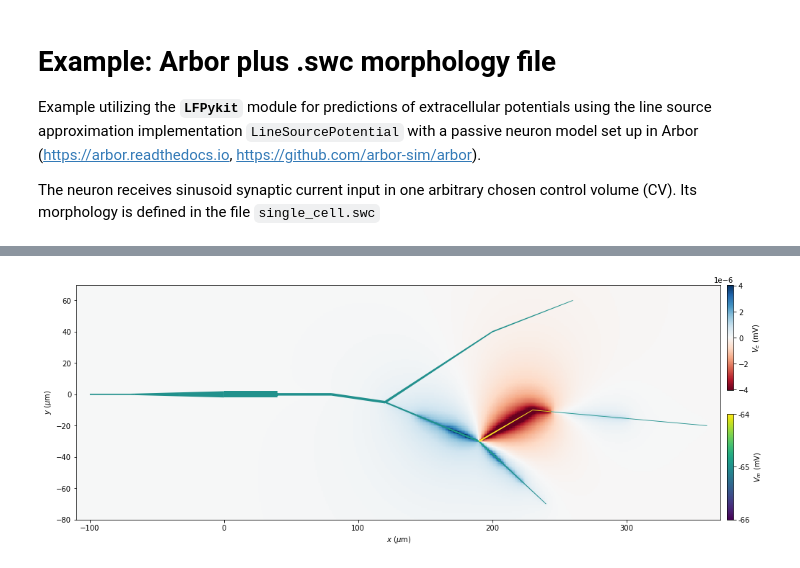
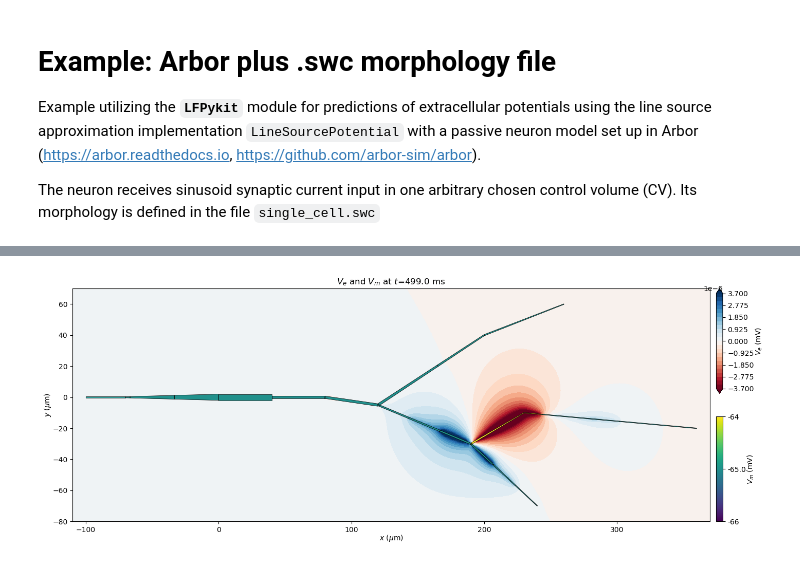
Before and after one commit to LFPy/LFPykit, a Jupyter notebook: examples/Example_Arbor_swc.ipynb, the cells around one changed output, grey strips where cells are left out. Drawn from its saved outputs; the diff is of its cells as text; code cells hidden in the pictures.

Commit message:
Updates for Arbor@v0.6 (#148)
* cleaned up example

* updated Arbor examples to Arbor@v0.6

```diff
--- a/examples/Example_Arbor_swc.ipynb
+++ b/examples/Example_Arbor_swc.ipynb
@@ -204,2 +230,20 @@ V_e = M @ cell_geometry.I_m[:, -1]
+# %%
+# define locations where extracellular potential is predicted in vicinity of cell
+axis = np.array([-110, 370, -80, 70]) # axis limits [x-min, x-max, y-min, y-max] (µm)
+dx = 2  # spatial resolution along x-axis (µm)
+dz = 2  # spatial resolution along y-axis (µm)
+X, Y = np.meshgrid(np.linspace(axis[0], axis[1], int(np.diff(axis[:2]) // dx) + 1),
+                   np.linspace(axis[2], axis[3], int(np.diff(axis[2:]) // dz) + 1))
+Z = np.zeros_like(X)
+# %%
+# ``ArborLineSourcePotential`` instance, get mapping for all segments per CV
+lsp = ArborLineSourcePotential(cell=cell_geometry,
+                               x=X.flatten(),
+                               y=Y.flatten(),
+                               z=Z.flatten())
+M = lsp.get_transformation_matrix()
+
+# Extracellular potential in x,y-plane
+V_e = M @ I_m
 # %% [markdown]
 ## Plotting
@@ -267,7 +362,7 @@ def colorbar(fig, ax, im,
              voffset=0.0,
              orientation='vertical'):
     '''
-    draw matplotlib colorbar without resizing the axes object
+    draw matplotlib colorbar without resizing the parent axes object
     '''
     rect = np.array(ax.get_position().bounds)
     rect = np.array(ax.get_position().bounds)
@@ -280,52 +375,48 @@ def colorbar(fig, ax, im,
     cb = fig.colorbar(im, cax=cax, orientation=orientation)
     return cb
 # %%
-fig, ax = plt.subplots(1, 1, figsize=(16, 6))
+# show predictions at the last time point of simulation
+time_index = -1
 
-# plot pcolormesh plot of V_e
-im_V_e = ax.pcolormesh(X, Y, V_e.reshape(X.shape),
-                        shading='auto', cmap='RdBu',
-                        vmin=-abs(V_e).max() / 2, vmax=abs(V_e).max() / 2)
+# create figure and axis
+fig, ax = plt.subplots(1, 1, figsize=(16, 6), dpi=100)
+
+# plot contours of V_e
+lim = float(f'{abs(V_e).max() / 3:.1e}')
+levels = np.linspace(-lim, lim, 25)
+im_V_e = ax.contourf(X, Y, V_e[:, time_index].reshape(X.shape),
+                     cmap='RdBu',
+                     levels=levels,
+                     extend='both')
+
+# V_e colorbar:
 cb = colorbar(fig, ax, im_V_e, height=0.45, voffset=0.55)
-cb.set_label('$V_e$ (mV)')
+cb.set_label('$V_e$ (mV)', labelpad=0)
 
-# add outline of each CV
-norm = plt.Normalize(vmin=-66, vmax=-64)
-colors = [plt.cm.viridis(norm(v)) for v in cell_geometry.V_m[:, -1]]
-zips = []
-for i in range(I_m.shape[0]):
-    inds = CV_ind == i
-    zips.append(create_polygon(x[inds, ].flatten(), y[inds, ].flatten(), d[inds, ].flatten()))
-polycol = PolyCollection(zips,
-                         edgecolors=colors,
-                         facecolors=colors,
-                         linewidths=0)
+# add outline of each CV with color coding according to membrane voltage
+vlims=[-66, -64]
+polycol = get_cv_polycollection(cell_geometry, V_m[:, time_index], vlims=vlims)
 im_V_m = ax.add_collection(polycol)
 
+# V_m colorbar
 cb2 = colorbar(fig, ax, im_V_m, height=0.45)
 cb2.set_ticks([0, 0.5, 1])
-cb2.set_ticklabels([-66, -65, -64])
-cb2.set_label(r'$V_m$ (mV)')
+cb2.set_ticklabels([vlims[0], np.mean(vlims), vlims[1]])
+cb2.set_label(r'$V_m$ (mV)', labelpad=0)
 
-# outline of segments making up each CV:
-if False:
-    zips = []
-    for x_, y_, d_ in zip(x, y, d):
-        zips.append(create_polygon(x_, y_, d_))
-    polycol = PolyCollection(zips,
-                             edgecolors='k',
-                             facecolors='none',
-                             linewidths=0.5)
-    ax.add_collection(polycol)
+# draw segment outlines
+ax.add_collection(get_segment_outlines(cell_geometry))
 
-ax.set_xlim(X.min(), X.max())
-ax.set_ylim(Y.min(), Y.max())
-ax.set_xlabel(r'$x$ ($\mu$m)')
-ax.set_ylabel(r'$y$ ($\mu$m)')
+# axis annotations
+ax.axis(axis)
+ax.set_xlabel(r'$x$ ($\mu$m)', labelpad=0)
+ax.set_ylabel(r'$y$ ($\mu$m)', labelpad=0)
+ax.set_title(f'$V_e$ and $V_m$ at $t$={time[time_index]} ms')
 
+# save file
 fig.savefig('Example_Arbor_swc.png', dpi=300, bbox_inches='tight')
 # %% [output]
-[figure, old version]
+[figure, new version]
 # %% [markdown]
 ## Notes on output:
 The spatial discretization is here deliberately coarse with only 3 CVs per branch.
```
Also changed, not shown: parts of 14 cells of this notebook, 1 other file.
